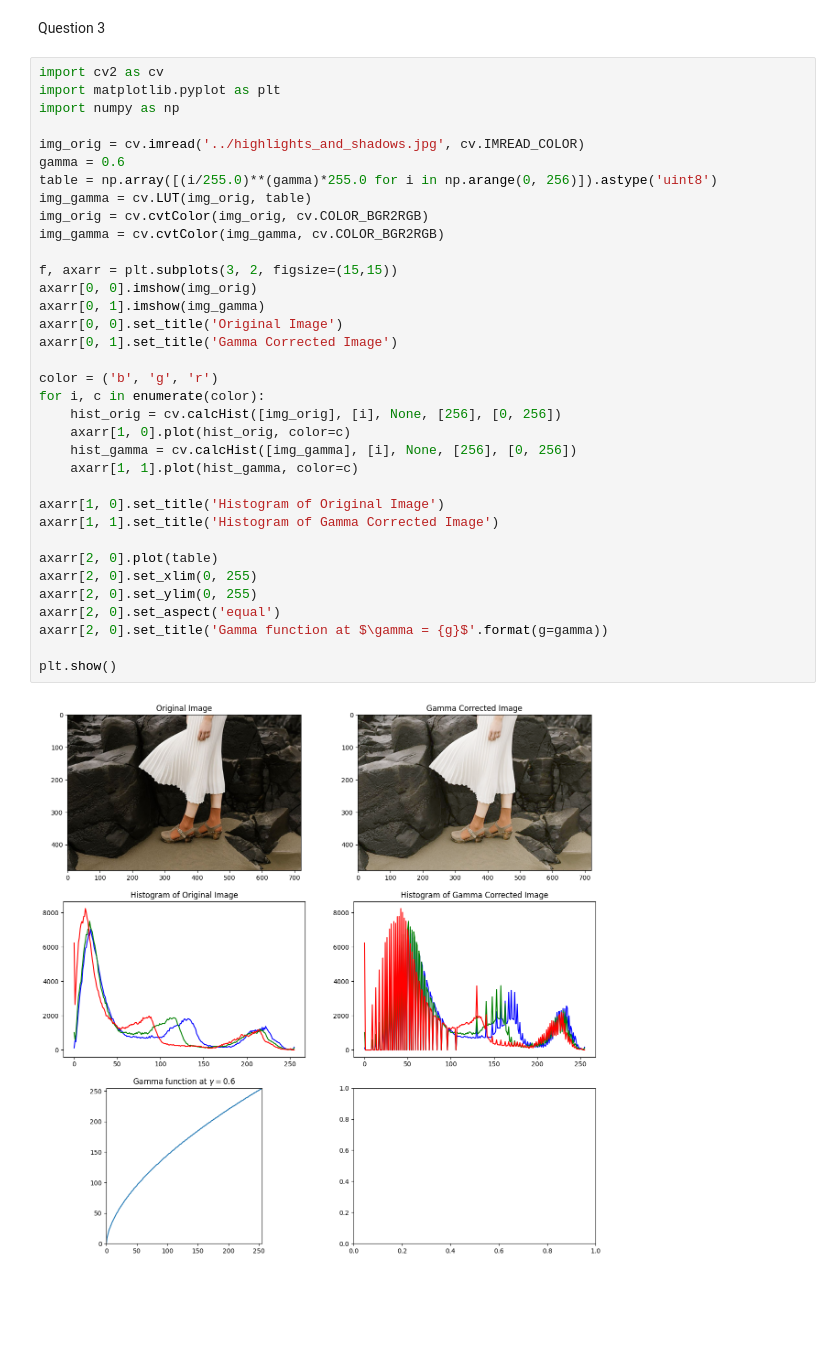
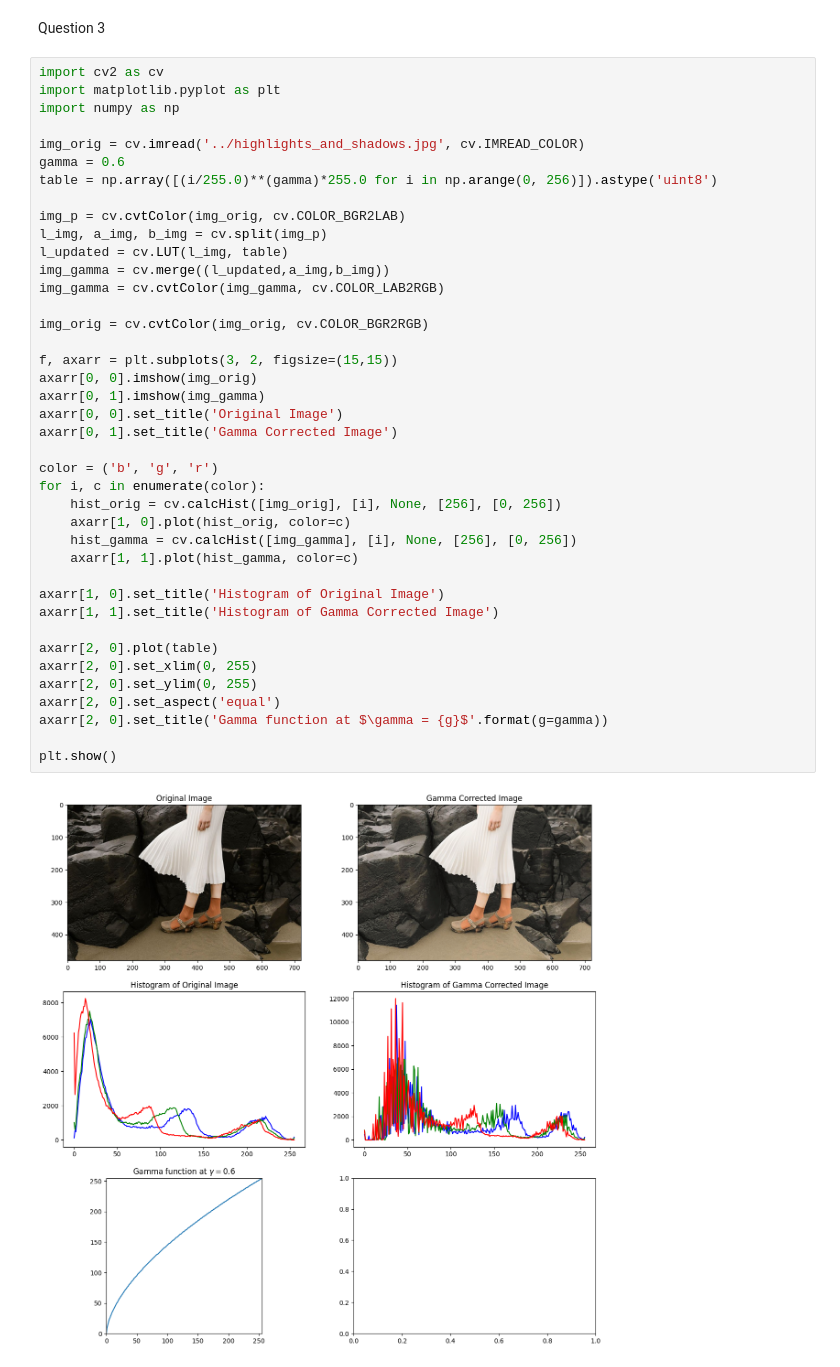
Before and after one commit to Dulan24/S5_EN3061_Image-processing, a Jupyter notebook: Activity 01/answers/codes.ipynb, the cells around one changed output. Saved outputs shown, nothing was run; the diff lists cells and outputs as text; blank space fills up the shorter version.

```diff
--- a/Activity 01/answers/codes.ipynb
+++ b/Activity 01/answers/codes.ipynb
@@ -126,33 +126,38 @@ import numpy as np
 
 img_orig = cv.imread('../highlights_and_shadows.jpg', cv.IMREAD_COLOR)
 gamma = 0.6
 table = np.array([(i/255.0)**(gamma)*255.0 for i in np.arange(0, 256)]).astype('uint8')
-img_gamma = cv.LUT(img_orig, table)
+
+img_p = cv.cvtColor(img_orig, cv.COLOR_BGR2LAB)
+l_img, a_img, b_img = cv.split(img_p)
+l_updated = cv.LUT(l_img, table)
+img_gamma = cv.merge((l_updated,a_img,b_img))
+img_gamma = cv.cvtColor(img_gamma, cv.COLOR_LAB2RGB)
+
 img_orig = cv.cvtColor(img_orig, cv.COLOR_BGR2RGB)
-img_gamma = cv.cvtColor(img_gamma, cv.COLOR_BGR2RGB)
 
 f, axarr = plt.subplots(3, 2, figsize=(15,15))
 axarr[0, 0].imshow(img_orig)
 axarr[0, 1].imshow(img_gamma)
 axarr[0, 0].set_title('Original Image')
 axarr[0, 1].set_title('Gamma Corrected Image')
 
 color = ('b', 'g', 'r')
 for i, c in enumerate(color):
     hist_orig = cv.calcHist([img_orig], [i], None, [256], [0, 256])
     axarr[1, 0].plot(hist_orig, color=c)
     hist_gamma = cv.calcHist([img_gamma], [i], None, [256], [0, 256])
     axarr[1, 1].plot(hist_gamma, color=c)
 
 axarr[1, 0].set_title('Histogram of Original Image')
 axarr[1, 1].set_title('Histogram of Gamma Corrected Image')
 
 axarr[2, 0].plot(table)
 axarr[2, 0].set_xlim(0, 255)
 axarr[2, 0].set_ylim(0, 255)
 axarr[2, 0].set_aspect('equal')
 axarr[2, 0].set_title('Gamma function at $\gamma = {g}$'.format(g=gamma))
 
 plt.show()
 # %% [output]
-[figure, old version]
+[figure, new version]
```
Also changed, not shown: parts of 4 cells of this notebook, 3 other files.
